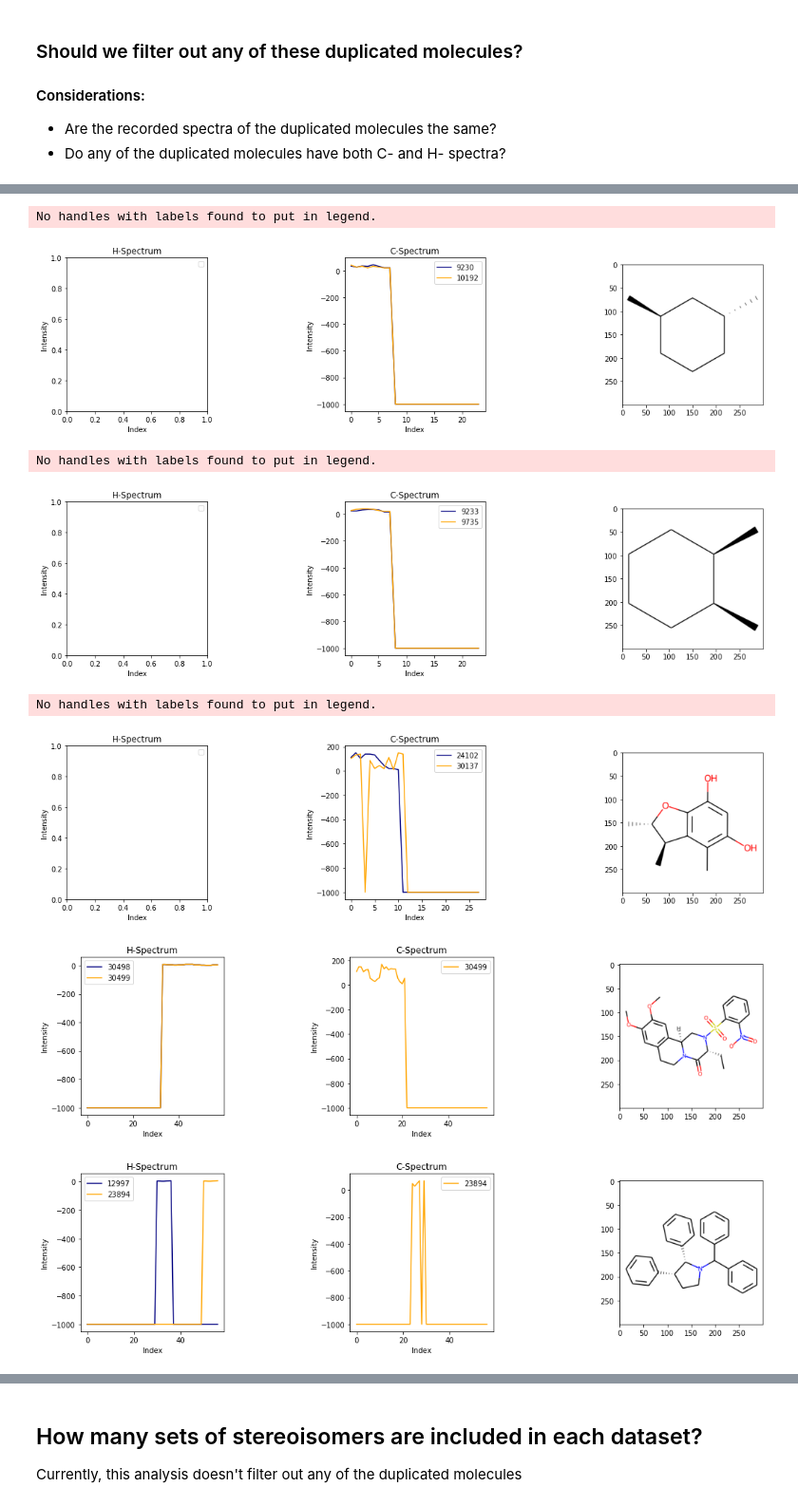
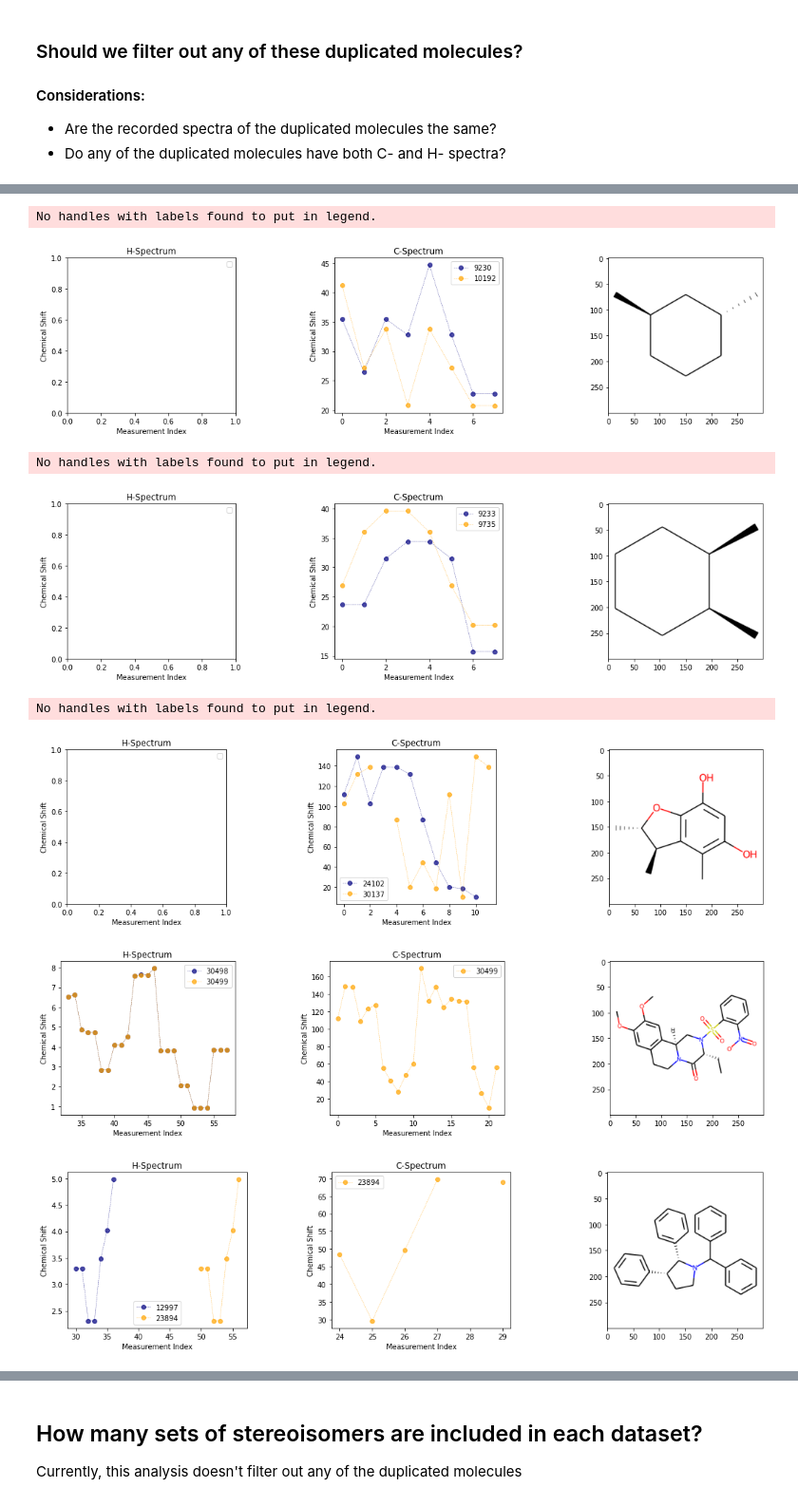
Before and after one commit to PattanaikL/chiral_gnn, a Jupyter notebook: data/nmr/nmr_exploration.ipynb, the cells around one changed output, grey strips where cells are left out. Shown: that part at 95% size. Cells and saved outputs as stored; diff of their text form; code cells hidden in the pictures.

```diff
--- a/data/nmr/nmr_exploration.ipynb
+++ b/data/nmr/nmr_exploration.ipynb
@@ -31,3 +27,24 @@ def draw_molecules_from_smiles(list_smiles):
+# %%
+def draw_molecules_from_smiles(list_smiles):
+    mols = [rdkit.Chem.MolFromSmiles(i) for i in list_smiles]
+    return rdkit.Chem.Draw.MolsToGridImage(mols)
+
+def mask_delete_data(spectrum):
+    """
+    Removes all instances of -1000.0 from the provided list of chemical shifts
+    and returns a new list of chemical shifts
+    """
+    modified_spectrum = np.delete(np.array(spectrum, dtype = np.float), np.where(np.array(spectrum, dtype = np.float) == -1000.))
+    return list(modified_spectrum)
+
+def mask_none_data(spectrum):
+    """
+    Replaces all instances of -1000.0 from the provided list with None,
+    and returns the new list
+    """
+    modified_spectrum = np.array(spectrum)
+    modified_spectrum[modified_spectrum == -1000.] = None
+    return list(modified_spectrum)
 # %% [markdown]
 ## Reading and Splitting NMR-Data
 # %%
@@ -143,17 +233,18 @@ for i in (duplicated_smiles_indices_C + duplicated_smiles_indices_H):
     for j in range(len(i)):
         mol = rdkit.Chem.MolFromSmiles(data_df.loc[i[0]].SMILES)
         if isinstance(data_df.loc[i[j]].spectrum_H, list):
-            ax[0].plot(data_df.loc[i[j]].spectrum_H, label = str(i[j]), color = colors[j])
+            ax[0].plot(range(len(data_df.loc[i[j]].spectrum_H)), mask_none_data(data_df.loc[i[j]].spectrum_H), label = str(i[j]), linewidth = 0.5, linestyle = '--', marker = 'o', color = colors[j], alpha = 0.7)
         if isinstance(data_df.loc[i[j]].spectrum_C, list):
-            ax[1].plot(data_df.loc[i[j]].spectrum_C, label = str(i[j]), color = colors[j])
+            ax[1].plot(range(len(data_df.loc[i[j]].spectrum_C)), mask_none_data(data_df.loc[i[j]].spectrum_C), label = str(i[j]), linewidth = 0.5, linestyle = '--', marker = 'o', color = colors[j], alpha = 0.7)
+
         img = rdkit.Chem.Draw.MolToImage(mol)
         ax[2].imshow(img)
     ax[0].legend()
     ax[1].legend()
-    ax[0].set_xlabel('Index')
-    ax[0].set_ylabel('Intensity')
-    ax[1].set_xlabel('Index')
-    ax[1].set_ylabel('Intensity')
+    ax[0].set_xlabel('Measurement Index')
+    ax[0].set_ylabel('Chemical Shift')
+    ax[1].set_xlabel('Measurement Index')
+    ax[1].set_ylabel('Chemical Shift')
     ax[0].set_title('H-Spectrum')
     ax[1].set_title('C-Spectrum')
     fig.tight_layout()
@@ -170,8 +261,8 @@ No handles with labels found to put in legend.
 No handles with labels found to put in legend.
-[figure, old version]
+[figure, new version]
 No handles with labels found to put in legend.
-[figure, old version]
+[figure, new version]
 No handles with labels found to put in legend.
-[figure, old version]
+[figure, new version]
-[figure, old version]
+[figure, new version]
-[figure, old version]
+[figure, new version]
```
Also changed, not shown: parts of 15 cells of this notebook.
